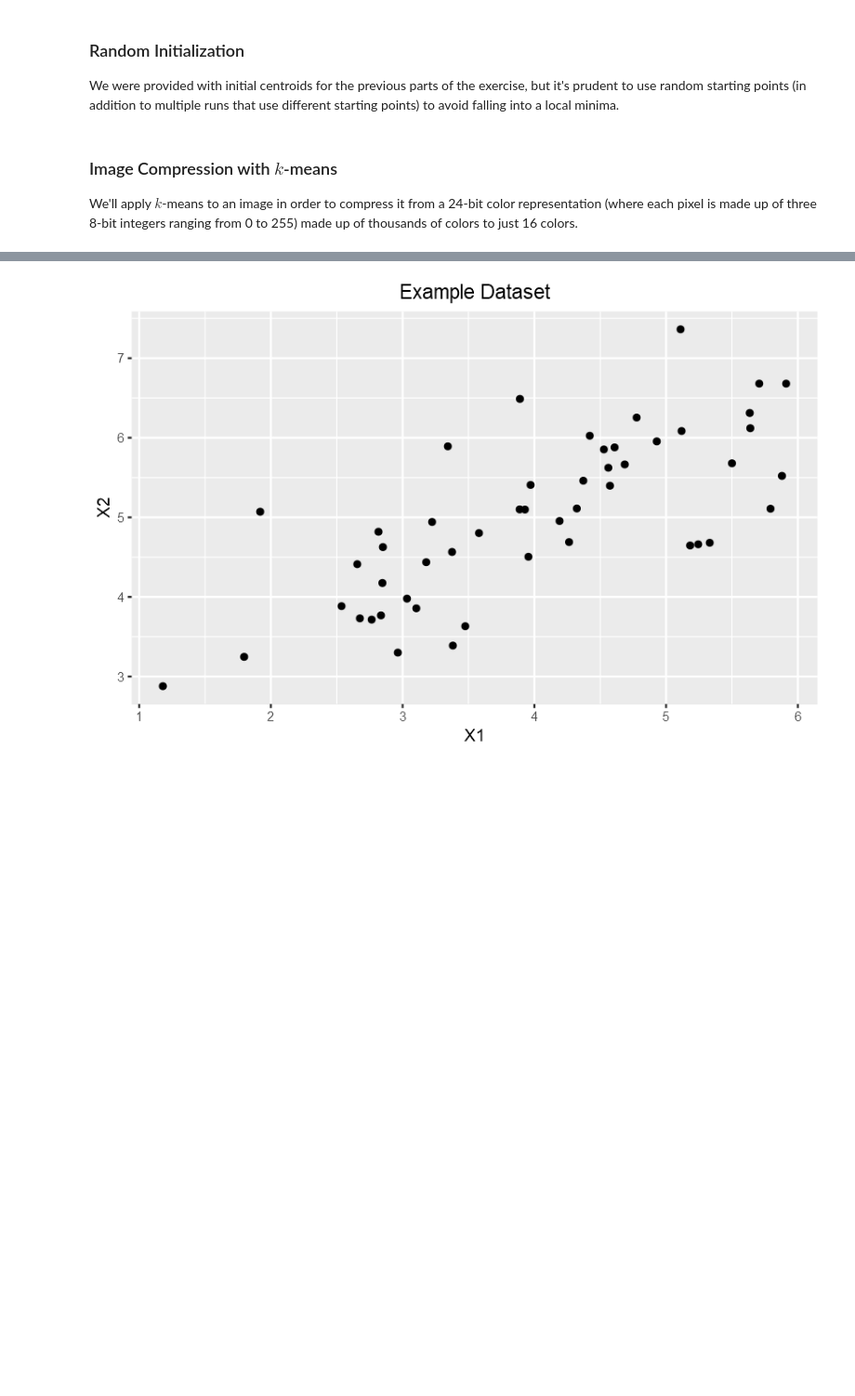
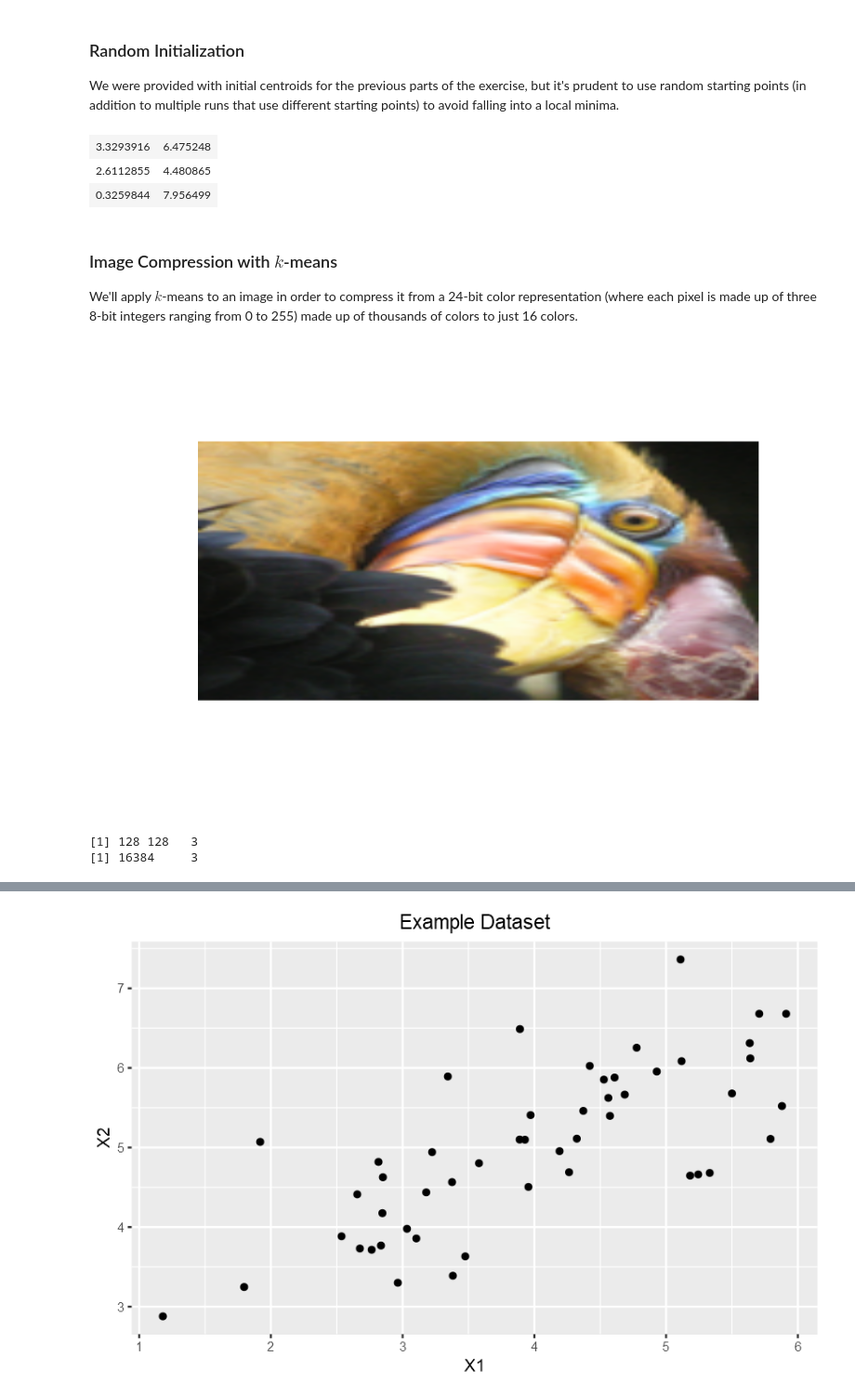
Before and after one commit to JeffMacaluso/Misc, a Jupyter notebook: MachineLearningMOOC/Ex7 R - k-means Clustering and Principal Component Analysis.ipynb, the cells around one changed output, grey strips where cells are left out. Shown at 93% size. Saved outputs shown, nothing was run; the diff lists cells and outputs as text; code cells hidden in the pictures; blank space fills up the shorter version.

Commit message:
Added most of image compression

```diff
--- a/MachineLearningMOOC/Ex7 R - k-means Clustering and Principal Component Analysis.ipynb
+++ b/MachineLearningMOOC/Ex7 R - k-means Clustering and Principal Component Analysis.ipynb
@@ -201,7 +203,49 @@ ggplot(df) +
 ### Random Initialization
 
 We were provided with initial centroids for the previous parts of the exercise, but it's prudent to use random starting points (in addition to multiple runs that use different starting points) to avoid falling into a local minima.
+# %%
+initialize_centroids <- function(X, clusters=1) {
+  # Generates random values for initial centroids
+  centroids <- runif(n=dim(X)[2]*clusters,
+                     min=min(X),
+                     max=max(X))
+
+  centroids <- matrix(centroids,
+                      ncol=dim(X)[2],
+                      byrow=TRUE)
+  return(centroids)
+}
+
+
+initialize_centroids(X, clusters=3)
+# %% [output]
+| 3.3293916 | 6.475248 |
+| 2.6112855 | 4.480865 |
+| 0.3259844 | 7.956499 |
 # %% [markdown]
 ### Image Compression with $k$-means
 
 We'll apply $k$-means to an image in order to compress it from a 24-bit color representation (where each pixel is made up of three 8-bit integers ranging from 0 to 255) made up of thousands of colors to just 16 colors.
+# %%
+# Plotting the image to be compressed
+img <- readPNG('ex7/bird_small.png')
+plot(0:1,0:1,type="n",ann=FALSE,axes=FALSE)
+rasterImage(img,0,0,1,1)
+# %% [output]
+[figure, added]
+# %%
+# Loading the matrix, assigning X, and removing the matrix from the environment
+data <- readMat('ex7/bird_small.mat')
+X <- data$A
+print(dim(X))
+rm(data)
+
+# Flattening to have one row for each pixel
+X <- matrix(X, nrow=(dim(X)[1] * dim(X)[2]), byrow=TRUE)
+print(dim(X))
+
+# Normalizing each pixel so they're in between the range of 0 and 1
+X <- X / 255
+# %% [output]
+[1] 128 128   3
+[1] 16384     3
```
Also changed, not shown: parts of 3 cells of this notebook.
